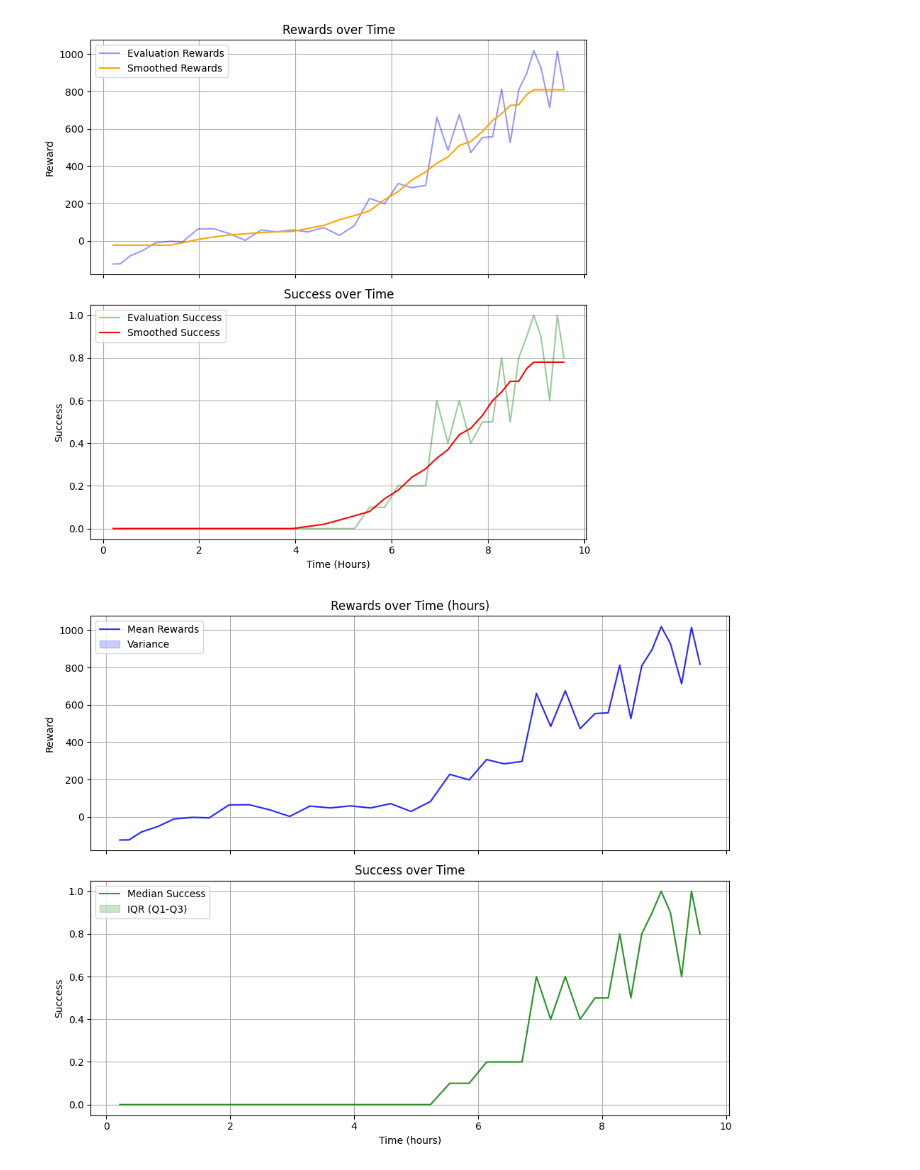
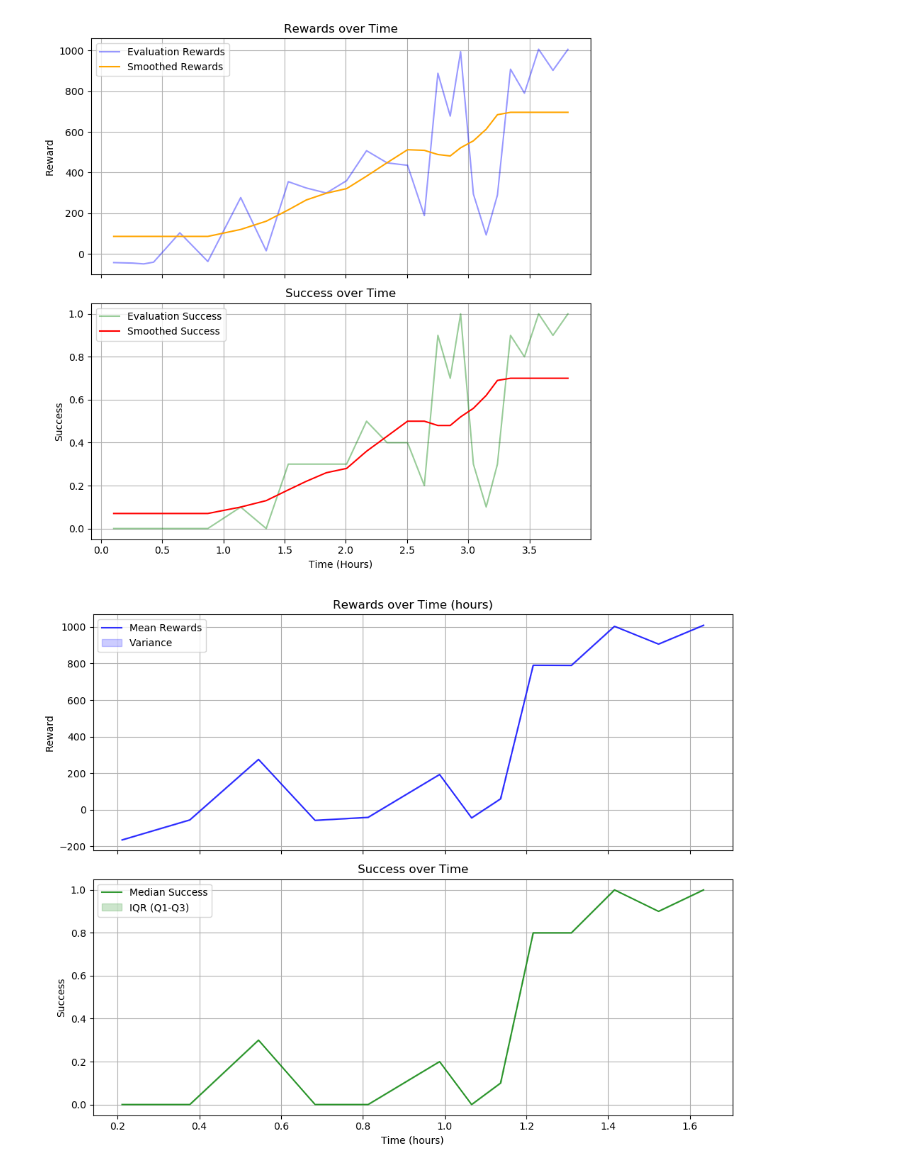
Before and after one commit to turcato-niccolo/test_turtlebot, a Jupyter notebook: results_gazebo.ipynb, the cells around one changed output. Saved outputs shown, nothing was run; the diff lists cells and outputs as text; code cells hidden in the pictures.

Commit message:
data seed 1 and 3

```diff
--- a/results_gazebo.ipynb
+++ b/results_gazebo.ipynb
@@ -68,9 +68,9 @@ def plot_evaluation_data(data_path, window_size=10):
     plt.tight_layout()
     plt.show()
 # %%
-plot_evaluation_data("./results/eval_TD3_64_128_2.npz", window_size=10)
+plot_evaluation_data("./results/eval_TD3_64_128_1.npz", window_size=10)
 # %% [output]
-[figure, old version]
+[figure, new version]
 # %%
 import numpy as np
 import matplotlib.pyplot as plt
@@ -236,7 +236,7 @@ data_paths = [
 ]
 
 data_paths = [
-    "./results/eval_TD3_64_128_2.npz"
+    "./results/eval_TD3_64_128_3.npz"
 ]
 
 # Create plotter instance
@@ -244,7 +244,7 @@ plotter = DataPlotter(data_paths[:1])
 # Load and plot data
 
 plotter.load_data(fixed_time_limit=40)
-plotter.plot_evaluation_data(save_path='./images/evaluation_plot_eval_TD3_64_128.png')
+plotter.plot_evaluation_data(save_path='./images/evaluation_plot_eval_TD3_64_128_3.png')
 # plotter.plot_evaluation_data(save_path='./images/evaluation_plot_' + data_paths[1][15:-6] + '.png')
 # %% [output]
-[figure, old version]
+[figure, new version]
```
Also changed, not shown: 15 other files.
